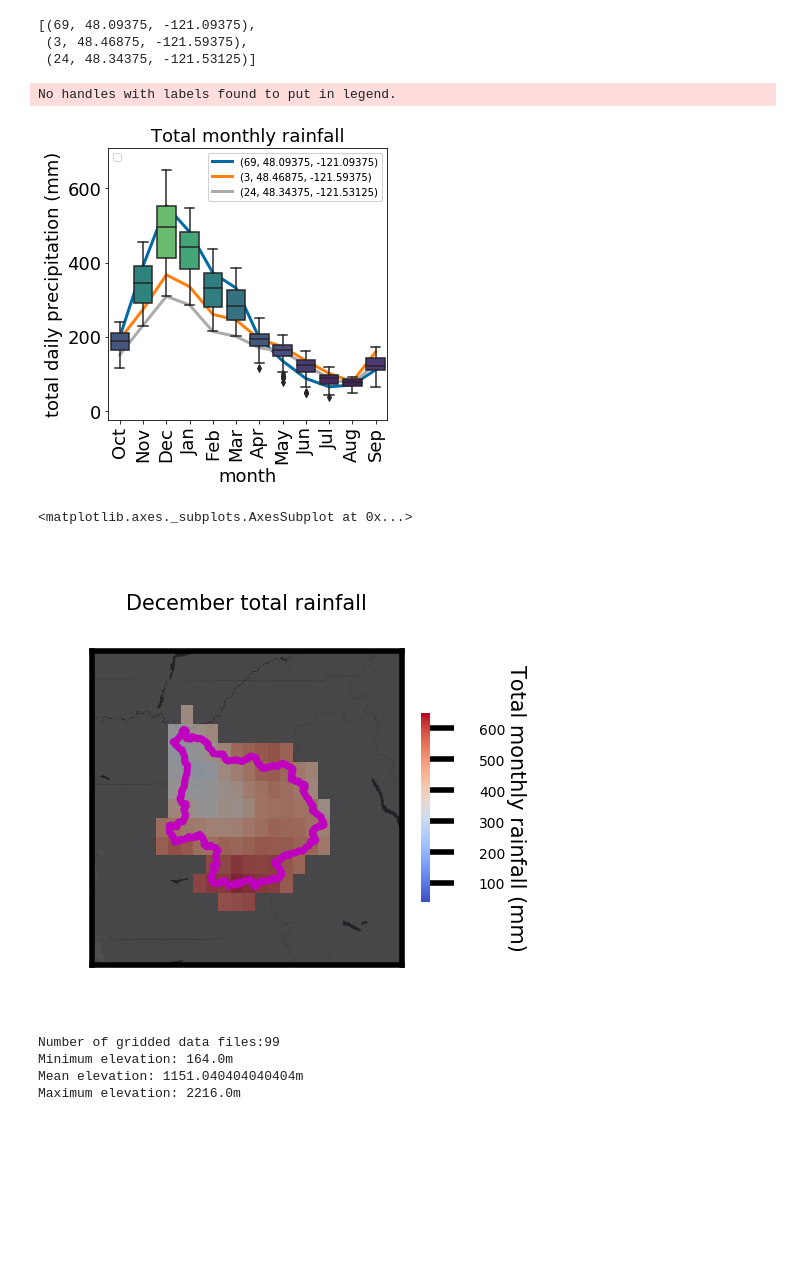
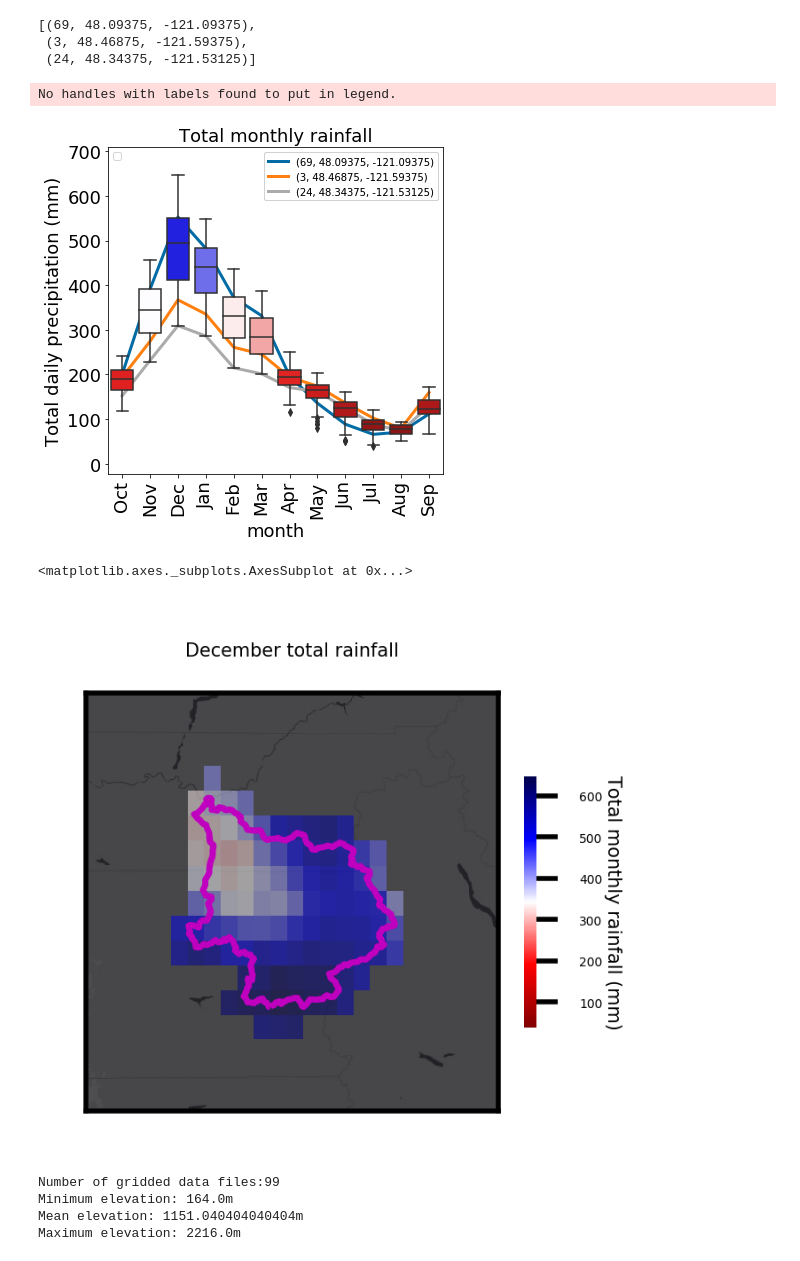
Before and after one commit to Freshwater-Initiative/Observatory, a Jupyter notebook: tutorials/Observatory_usecase7_xmapLandlab.ipynb, the cells around one changed output. Cells and saved outputs as stored; diff of their text form; code cells hidden in the pictures; blank space fills up the shorter version.

```diff
--- a/tutorials/Observatory_usecase7_xmapLandlab.ipynb
+++ b/tutorials/Observatory_usecase7_xmapLandlab.ipynb
@@ -391,22 +393,24 @@ ogh.renderValueInBoxplot(ltm['meanbymonthsum_PREC_sp_WRF_NNRP_noBC_1970_1979'],
                          wateryear=True,
                          reference_lines=reference_lines,
                          ref_legend=True,
-                         value_name='total daily precipitation (mm)',
-                         cmap='viridis',
-                         figsize=(5,5))
+                         value_name='Total daily precipitation (mm)',
+                         cmap='seismic_r',
+                         figsize=(6,6))
 # %% [output]
 No handles with labels found to put in legend.
-[figure, old version]
+[figure, new version]
 <matplotlib.axes._subplots.AxesSubplot at 0x...>
 # %%
 ogh.renderValuesInPoints(ltm['meanbymonthsum_PREC_sp_WRF_NNRP_noBC_1970_1979'],
                          vardf_dateindex=12,
                          shapefile=sauk,
+                         cmap='seismic_r',
                          outfilepath='test.png',
                          plottitle='December total rainfall',
-                         colorbar_label='Total monthly rainfall (mm)', figsize=(1,1))
+                         colorbar_label='Total monthly rainfall (mm)',
+                         figsize=(1.5,1.5))
 # %% [output]
-[figure, old version]
+[figure, new version]
 # %%
 minx2, miny2, maxx2, maxy2 = oxl.calculateUTMbounds(mappingfile=mappingfile1,
                                                     mappingfile_crs={'init':'epsg:4326'},
```
Also changed, not shown: parts of 19 cells of this notebook, 1 other file.
